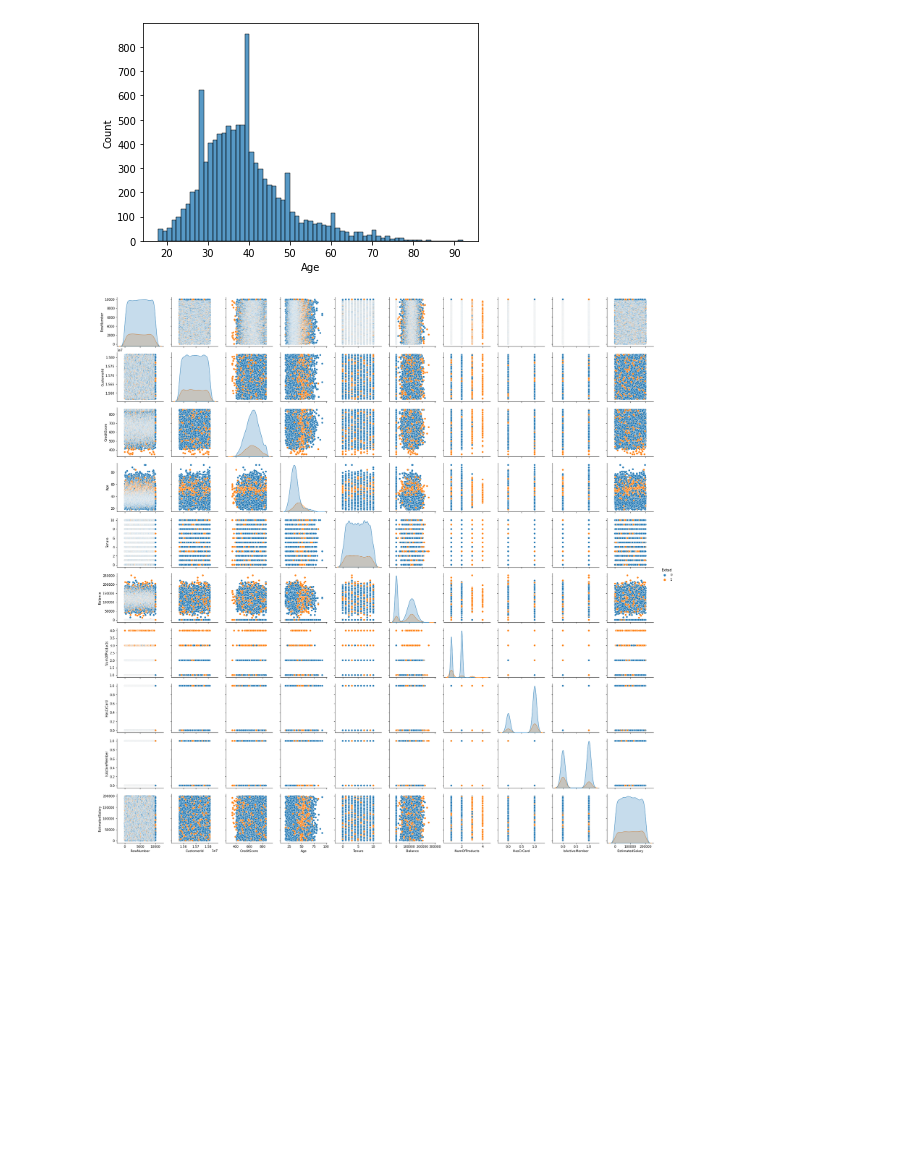
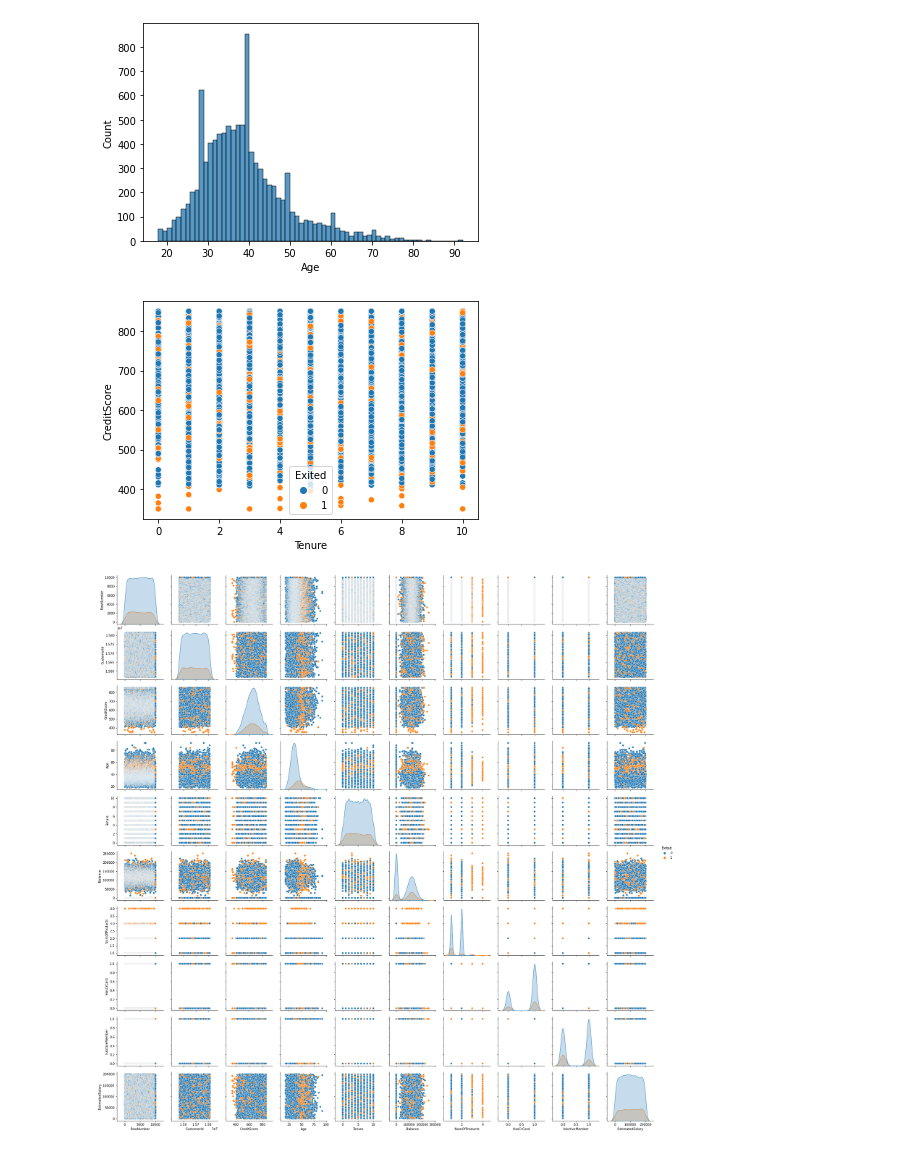
Before and after one commit to Mario-RJunior/DataScience-Awari, a Jupyter notebook: Unidade8-Machine-Learning/Classificacao/classification_project_br.ipynb, the cells around one changed output. Cells and saved outputs as stored; diff of their text form; code cells hidden in the pictures; blank space fills up the shorter version.

Commit message:
Scatter plot da pontuação de crédito pelo tempo de afiliação

```diff
--- a/Unidade8-Machine-Learning/Classificacao/classification_project_br.ipynb
+++ b/Unidade8-Machine-Learning/Classificacao/classification_project_br.ipynb
@@ -127,6 +127,12 @@ sns.histplot(data=df, x='Age')
 plt.show()
 # %% [output]
 [figure]
+# %%
+# Scatter plot do score de crédito com o tempo de afiliação no banco
+sns.scatterplot(data=df, x='Tenure', y='CreditScore', hue='Exited')
+plt.show()
+# %% [output]
+[figure, added]
 # %%
 # Pairplot
 sns.pairplot(data=df, hue='Exited')
```
